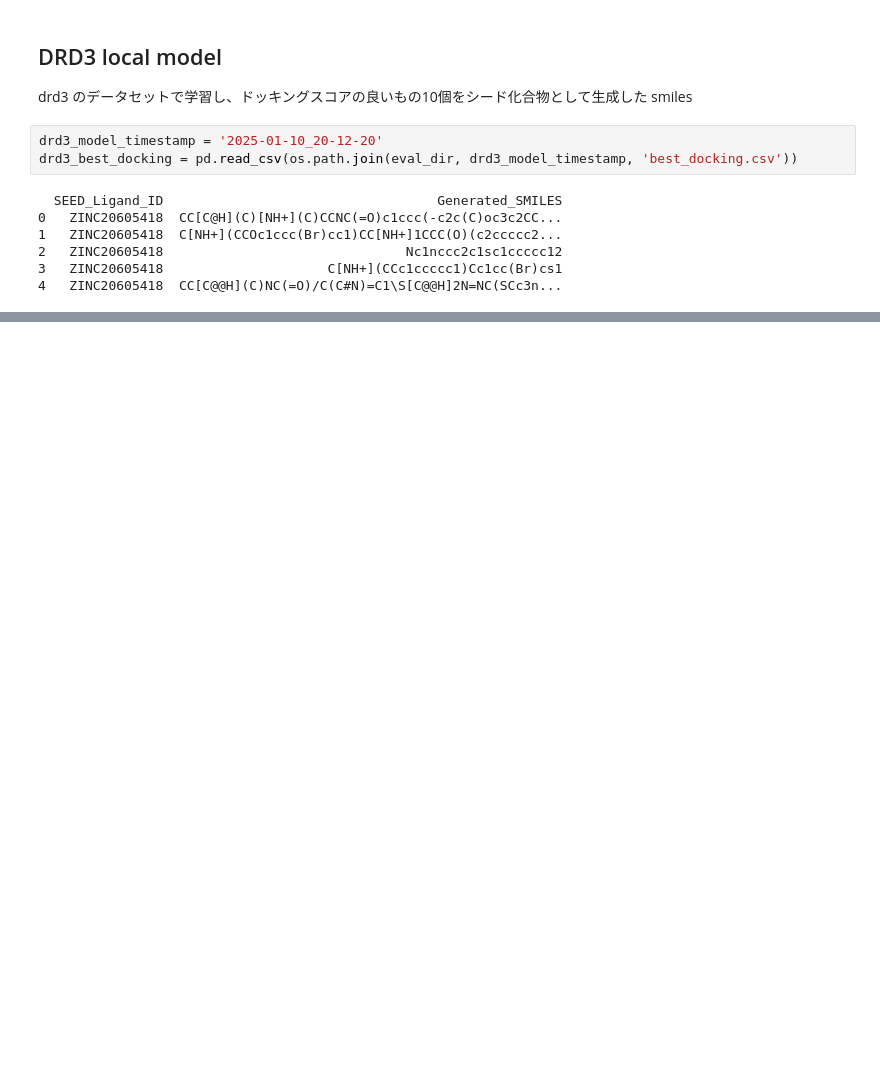
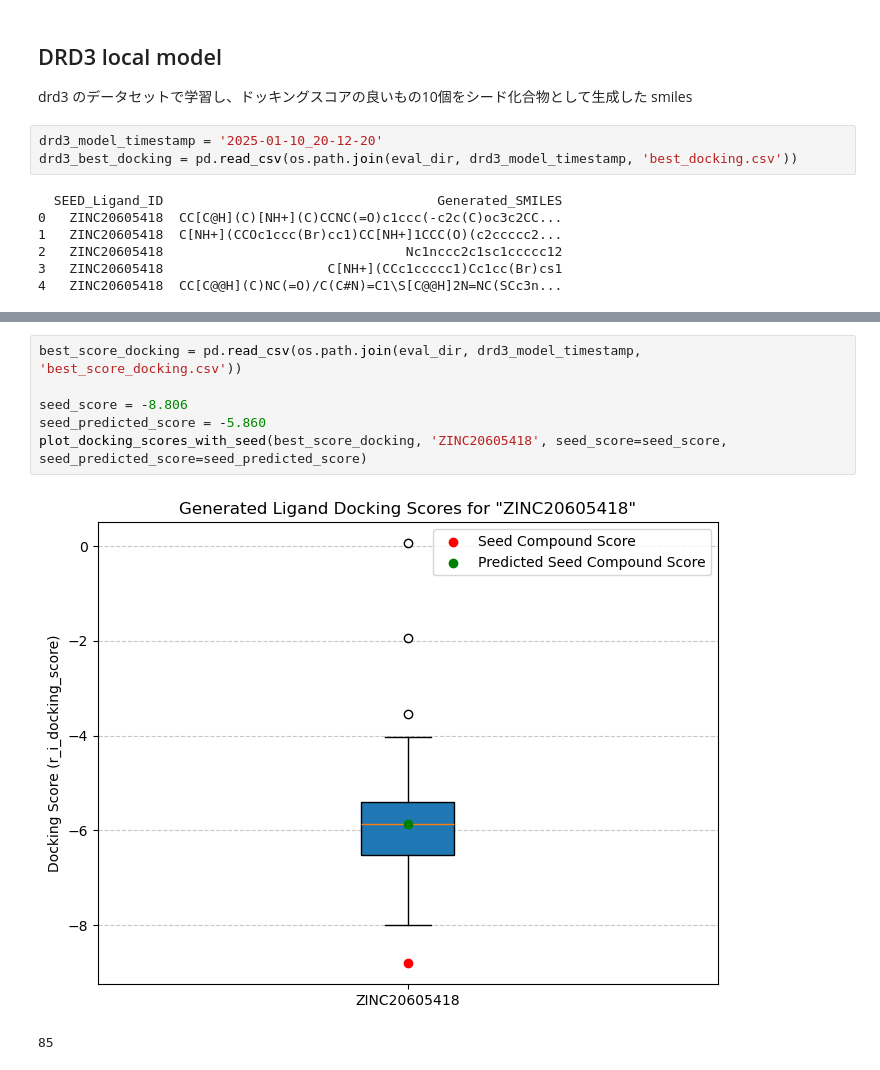
Before and after one commit to inu-wanwan/AttentionConditionedVAE, a Jupyter notebook: notebook/analyze_generated_smiles.ipynb, the cells around one changed output, grey strips where cells are left out. Saved outputs shown, nothing was run; the diff lists cells and outputs as text; blank space fills up the shorter version.

```diff
--- a/notebook/analyze_generated_smiles.ipynb
+++ b/notebook/analyze_generated_smiles.ipynb
@@ -95,0 +174,9 @@ Number of valid SMILES: 863
+# %%
+best_score_docking = pd.read_csv(os.path.join(eval_dir, drd3_model_timestamp, 'best_score_docking.csv'))
+
+seed_score = -8.806
+seed_predicted_score = -5.860
+plot_docking_scores_with_seed(best_score_docking, 'ZINC20605418', seed_score=seed_score, seed_predicted_score=seed_predicted_score)
+# %% [output]
+[figure, added]
+85
```
Also changed, not shown: parts of 7 cells of this notebook, 4 other files.
